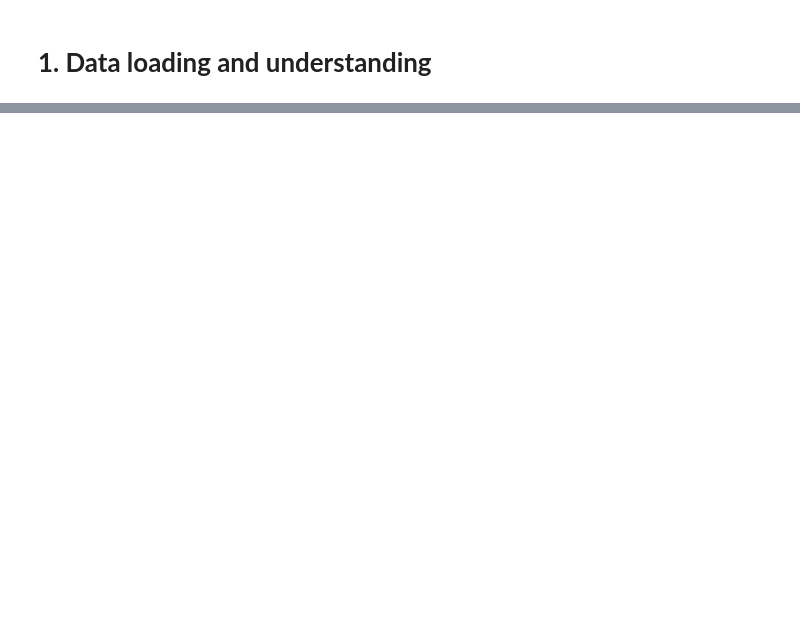
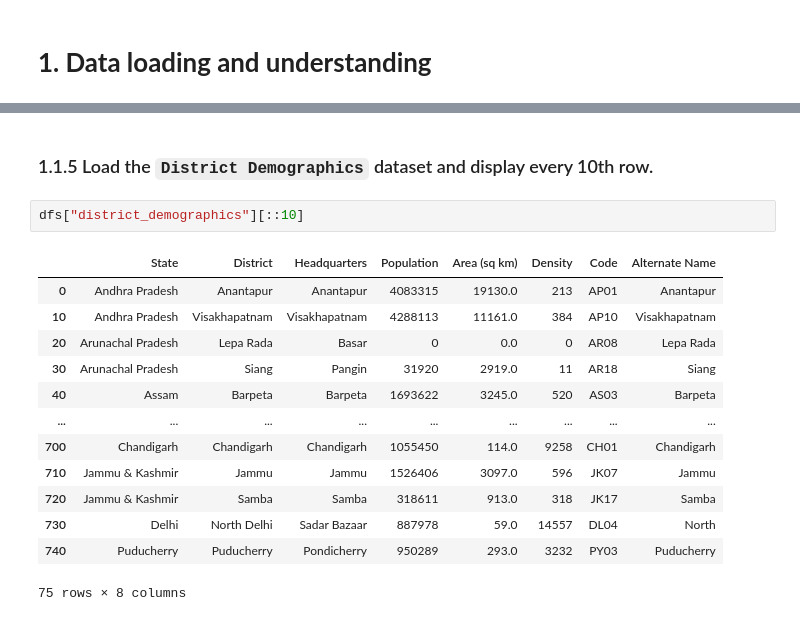
Before and after one commit to chetanchandel31/da_phone_pe, a Jupyter notebook: notebooks/01_phone_pe_analysis.ipynb, the cells around one changed output, grey strips where cells are left out. Drawn from its saved outputs; the diff is of its cells as text; blank space fills up the shorter version.

```diff
--- a/notebooks/01_phone_pe_analysis.ipynb
+++ b/notebooks/01_phone_pe_analysis.ipynb
@@ -48,0 +115,18 @@ dfs = {
+# %% [markdown]
+### 1.1.5 Load the `District Demographics` dataset and display every 10th row.
+# %%
+dfs["district_demographics"][::10]
+# %% [output]
+|  | State | District | Headquarters | Population | Area (sq km) | Density | Code | Alternate Name |
+| 0 | Andhra Pradesh | Anantapur | Anantapur | 4083315 | 19130.0 | 213 | AP01 | Anantapur |
+| 10 | Andhra Pradesh | Visakhapatnam | Visakhapatnam | 4288113 | 11161.0 | 384 | AP10 | Visakhapatnam |
+| 20 | Arunachal Pradesh | Lepa Rada | Basar | 0 | 0.0 | 0 | AR08 | Lepa Rada |
+| 30 | Arunachal Pradesh | Siang | Pangin | 31920 | 2919.0 | 11 | AR18 | Siang |
+| 40 | Assam | Barpeta | Barpeta | 1693622 | 3245.0 | 520 | AS03 | Barpeta |
+| ... | ... | ... | ... | ... | ... | ... | ... | ... |
+| 700 | Chandigarh | Chandigarh | Chandigarh | 1055450 | 114.0 | 9258 | CH01 | Chandigarh |
+| 710 | Jammu & Kashmir | Jammu | Jammu | 1526406 | 3097.0 | 596 | JK07 | Jammu |
+| 720 | Jammu & Kashmir | Samba | Samba | 318611 | 913.0 | 318 | JK17 | Samba |
+| 730 | Delhi | North Delhi | Sadar Bazaar | 887978 | 59.0 | 14557 | DL04 | North |
+| 740 | Puducherry | Puducherry | Pondicherry | 950289 | 293.0 | 3232 | PY03 | Puducherry |
+75 rows × 8 columns
```
Also changed, not shown: parts of 13 cells of this notebook, 1 other file.
